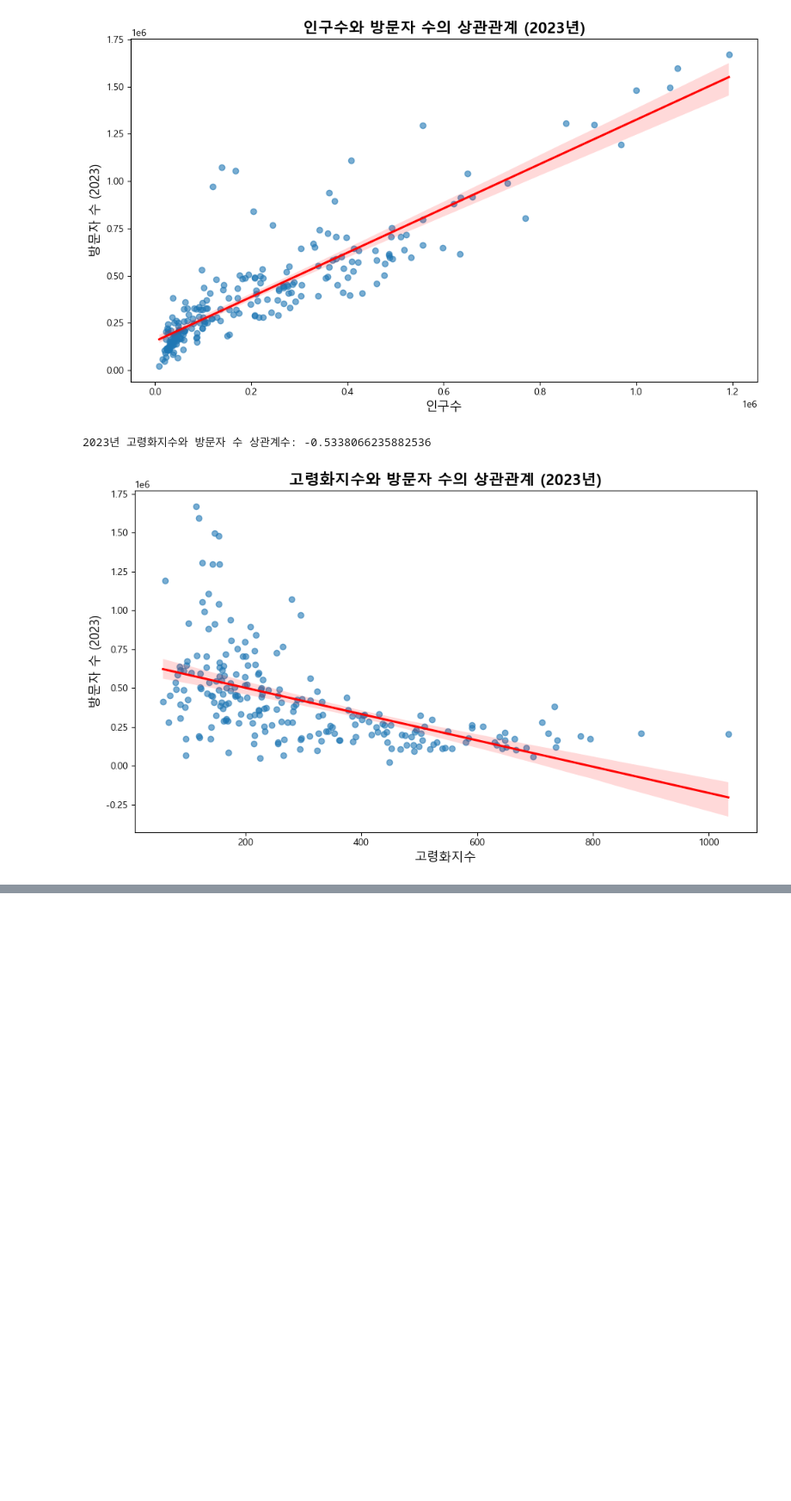
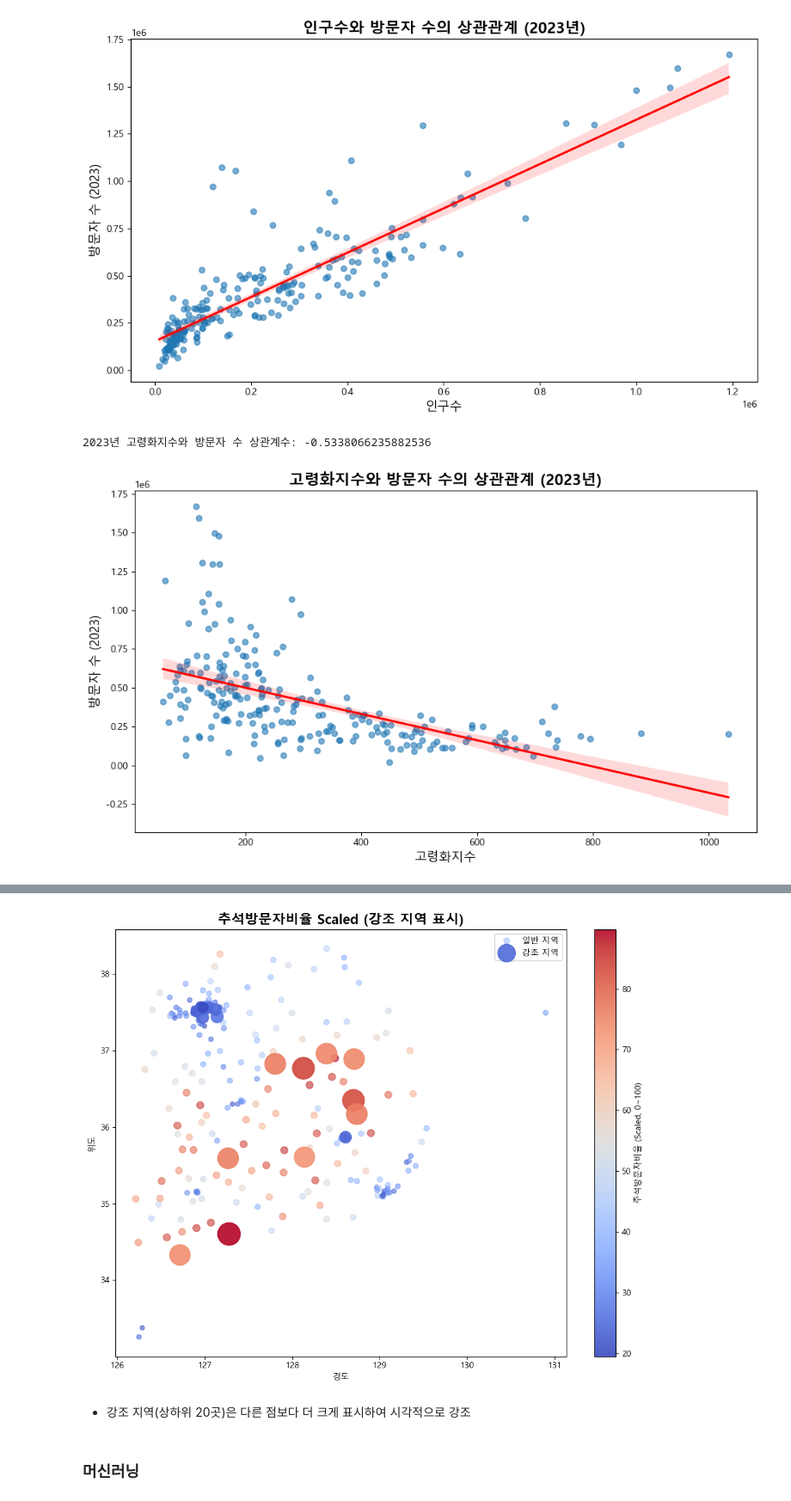
Before and after one commit to KSS095/TIL, a Jupyter notebook: 99_pjt/04_05-project/04_pjt.ipynb, the cells around one changed output, grey strips where cells are left out. Shown at 86% size. Saved outputs shown, nothing was run; the diff lists cells and outputs as text; code cells hidden in the pictures; blank space fills up the shorter version.

```diff
--- a/99_pjt/04_05-project/04_pjt.ipynb
+++ b/99_pjt/04_05-project/04_pjt.ipynb
@@ -1034,0 +1164,4 @@ plt.show()
+# %%
+df_real_final['추석방문자비율'] = round(df_real_final['기초지자체 방문자 수_2023'] / df_real_final['기초지자체 방문자 수'] * 100, 2)
+df_real_final.head()
+df_real_final['추석방문자비율'].describe()
@@ -1034,0 +1178,10 @@ plt.show()
+# %%
+# 0~100으로 스케일링
+df_real_final["추석방문자비율_scaled"] = (
+    df_real_final["추석방문자비율"] / df_real_final["추석방문자비율"].max()
+) * 100
+
+# 확인
+print(df_real_final[["추석방문자비율", "추석방문자비율_scaled"]].head())
+print("원본 최대값:", df_real_final["추석방문자비율"].max())
+print("스케일링 후 최대값:", df_real_final["추석방문자비율_scaled"].max())
@@ -1034,0 +1311,60 @@ plt.show()
+# %%
+plt.rc("font", family="Malgun Gothic")  # 한글 폰트
+plt.rc("axes", unicode_minus=False)
+
+# -----------------------------
+# 1. 강조할 지역 리스트 정의
+# -----------------------------
+highlight_regions = [
+    "전라남도 고흥군", "경상북도 문경시", "경상북도 의성군", "대구광역시 군위군", "충청북도 괴산군",
+    "전북특별자치도 임실군", "충청북도 단양군", "경상북도 봉화군", "전라남도 완도군", "경상남도 합천군",
+    "서울특별시 중구", "서울특별시 서대문구", "서울특별시 마포구", "서울특별시 영등포구", "대구광역시 중구",
+    "경기도 과천시", "서울특별시 성동구", "서울특별시 송파구", "서울특별시 용산구", "경기도 성남시"
+]
+
+# -----------------------------
+# 2. 강조 여부 컬럼 추가
+# -----------------------------
+df_filtered["강조"] = df_filtered["행정구역"].isin(highlight_regions)
+
+# -----------------------------
+# 3. 산점도 시각화
+# -----------------------------
+plt.figure(figsize=(10, 8))
+
+# 일반 지역 (작은 점)
+plt.scatter(
+    df_filtered.loc[~df_filtered["강조"], "경도"],
+    df_filtered.loc[~df_filtered["강조"], "위도"],
+    c=df_filtered.loc[~df_filtered["강조"], "추석방문자비율_scaled"],
+    s=df_filtered.loc[~df_filtered["강조"], "추석방문자비율_scaled"],
+    cmap="coolwarm",
+    alpha=0.6,
+    label="일반 지역"
+)
+
+# 강조 지역 (더 큰 점)
+plt.scatter(
+    df_filtered.loc[df_filtered["강조"], "경도"],
+    df_filtered.loc[df_filtered["강조"], "위도"],
+    c=df_filtered.loc[df_filtered["강조"], "추석방문자비율_scaled"],
+    s=df_filtered.loc[df_filtered["강조"], "추석방문자비율_scaled"]*8,  # 배율 ↑
+    cmap="coolwarm",
+    alpha=0.9,
+    marker="o",
+    label="강조 지역"
+)
+
+plt.colorbar(label="추석방문자비율 (Scaled, 0~100)")
+plt.title("추석방문자비율 Scaled (강조 지역 표시)", fontsize=16, weight="bold")
+plt.xlabel("경도")
+plt.ylabel("위도")
+plt.legend()
+plt.tight_layout()
+plt.show()
+# %% [output]
+[figure, added]
+# %% [markdown]
+* 강조 지역(상하위 20곳)은 다른 점보다 더 크게 표시하여 시각적으로 강조
+# %% [markdown]
+### 머신러닝
```
Also changed, not shown: parts of 24 cells of this notebook.
